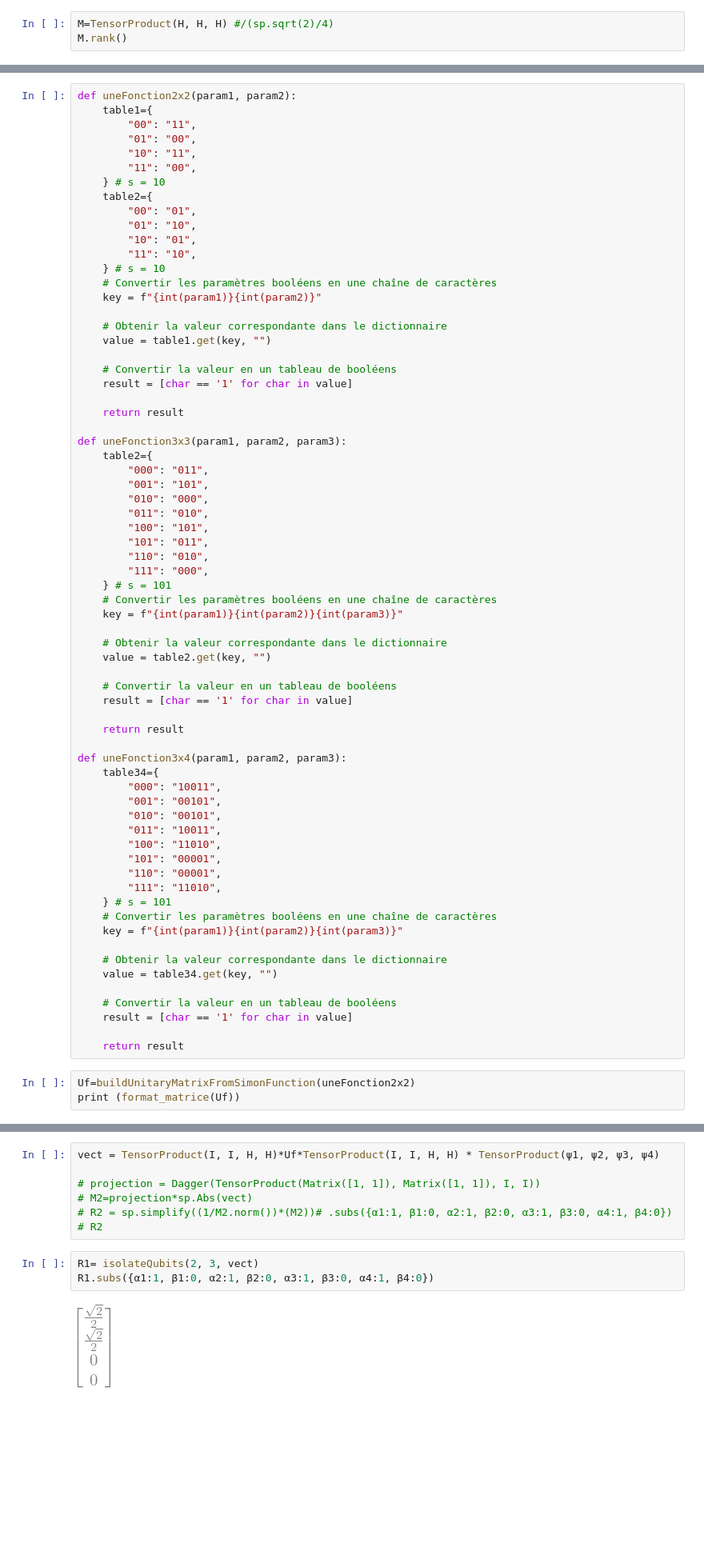
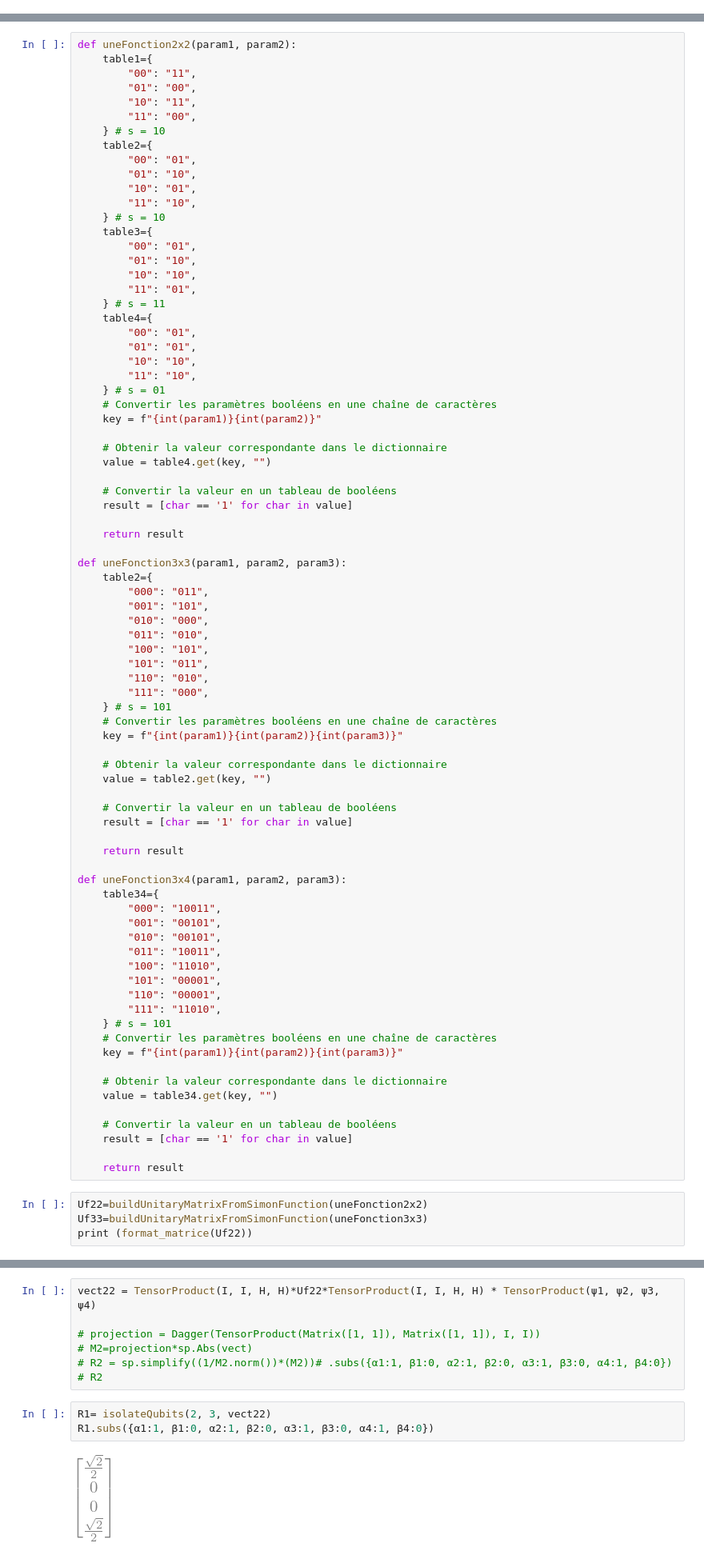
Before and after one commit to jbperin/hello-world, a Jupyter notebook: quantique/Simon.ipynb, the cells around one changed output, grey strips where cells are left out. Shown at 80% size. Drawn from its saved outputs; the diff is of its cells as text; blank space fills up the shorter version.

Commit message:
test simon on 3x3 functions

```diff
--- a/quantique/Simon.ipynb
+++ b/quantique/Simon.ipynb
@@ -75,6 +75,3 @@ def Ph(δ):
 
 SWAP = sp.Matrix ([[1,0,0,0],[0,0,1,0],[0,1,0,0],[0,0,0,1]])
 CNOT = TensorProduct(I,ket0*ket0.T) + TensorProduct(X, ket1*ket1.T) # second qubit is the control
-# %%
-M=TensorProduct(H, H, H) #/(sp.sqrt(2)/4)
-M.rank()
@@ -139,11 +91,23 @@ def uneFonction2x2(param1, param2):
         "10": "01",
         "11": "10",
     } # s = 10
+    table3={
+        "00": "01",
+        "01": "10",
+        "10": "10",
+        "11": "01",
+    } # s = 11
+    table4={
+        "00": "01",
+        "01": "01",
+        "10": "10",
+        "11": "10",
+    } # s = 01
     # Convertir les paramètres booléens en une chaîne de caractères
     key = f"{int(param1)}{int(param2)}"
 
     # Obtenir la valeur correspondante dans le dictionnaire
-    value = table1.get(key, "")
+    value = table4.get(key, "")
 
     # Convertir la valeur en un tableau de booléens
     result = [char == '1' for char in value]
@@ -194,6 +158,7 @@ def uneFonction3x4(param1, param2, param3):
 
     return result
 # %%
-Uf=buildUnitaryMatrixFromSimonFunction(uneFonction2x2)
-print (format_matrice(Uf))
+Uf22=buildUnitaryMatrixFromSimonFunction(uneFonction2x2)
+Uf33=buildUnitaryMatrixFromSimonFunction(uneFonction3x3)
+print (format_matrice(Uf22))
 # %% [output]
@@ -260,14 +224,14 @@ def isolateQubits(idx_start, idx_end, vector):
     M=projection*sp.Abs(vector)
     return sp.simplify((1/M.norm())*(M))
 # %%
-vect = TensorProduct(I, I, H, H)*Uf*TensorProduct(I, I, H, H) * TensorProduct(ψ1, ψ2, ψ3, ψ4)
+vect22 = TensorProduct(I, I, H, H)*Uf22*TensorProduct(I, I, H, H) * TensorProduct(ψ1, ψ2, ψ3, ψ4)
 
 # projection = Dagger(TensorProduct(Matrix([1, 1]), Matrix([1, 1]), I, I))
 # M2=projection*sp.Abs(vect)
 # R2 = sp.simplify((1/M2.norm())*(M2))# .subs({α1:1, β1:0, α2:1, β2:0, α3:1, β3:0, α4:1, β4:0})
 # R2
 # %%
-R1= isolateQubits(2, 3, vect)
+R1= isolateQubits(2, 3, vect22)
 R1.subs({α1:1, β1:0, α2:1, β2:0, α3:1, β3:0, α4:1, β4:0})
 # %% [output]
-[figure, old version]
+[figure, new version]
```
Also changed, not shown: parts of 15 cells of this notebook, 1 other file.
